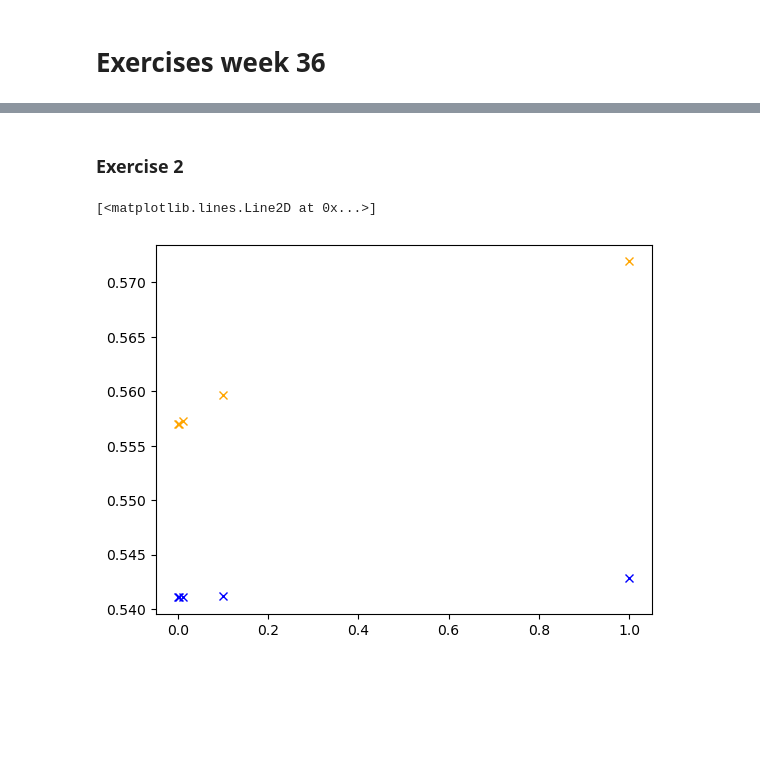
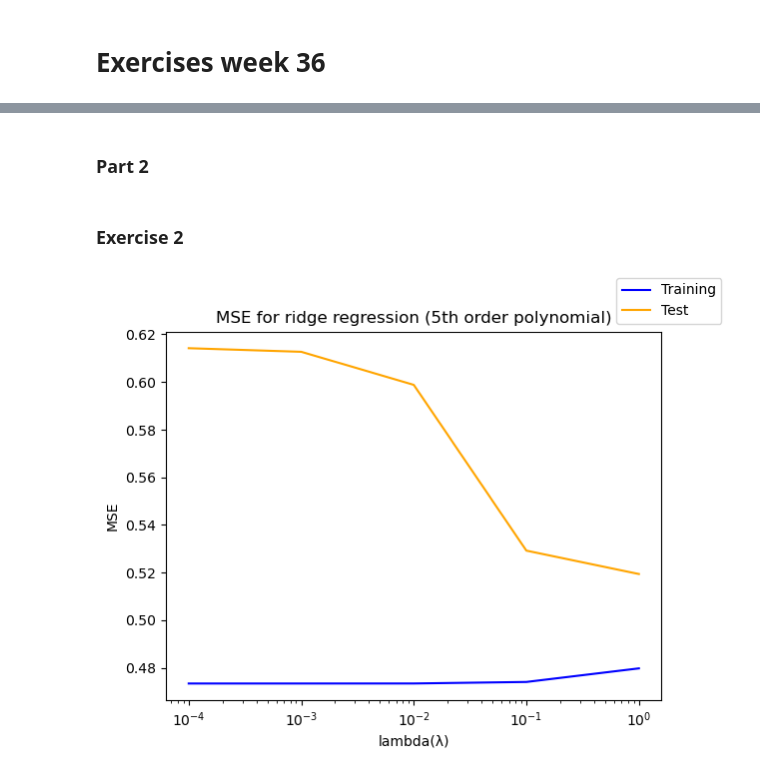
Before and after one commit to haraldtv/FYS-STK4155, a Jupyter notebook: week36/week36.ipynb, the cells around one changed output, grey strips where cells are left out. Cells and saved outputs as stored; diff of their text form; code cells hidden in the pictures; blank space fills up the shorter version.

Commit message:
Finished exercise 2 and 1 (part a)

```diff
--- a/week36/week36.ipynb
+++ b/week36/week36.ipynb
@@ -3,3 +37,5 @@
+# %% [markdown]
+### Part 2
 # %% [markdown]
 ### Exercise 2
 # %%
@@ -14,8 +50,8 @@ from sklearn.pipeline import make_pipeline
 from sklearn.metrics import mean_squared_error
 from sklearn.metrics import r2_score
 # %%
-np.random.seed()
-n = 100
+np.random.seed(1)
+n = 50
 # Make data set.
 x = np.linspace(-3, 3, n).reshape(-1, 1)
 y = np.exp(-x**2) + 1.5 * np.exp(-(x-2)**2)+ np.random.normal(0, 0.1, x.shape)
@@ -51,38 +87,53 @@ def reg(x,y,degree, lambd):
     mse_ridge = []
     r2_ridge = []
 
     X_ols, beta_ols = OLS(x_train, y_train, degree)
     y_fit_ols = x_train@beta_ols
     y_pred_ols = x_test@beta_ols
     mse_ols.append((mean_squared_error(y_train, y_fit_ols), mean_squared_error(y_test, y_pred_ols)))
     r2_ols.append((r2_score(y_train, y_fit_ols), r2_score(y_test, y_pred_ols)))
 
+    beta_ridge = []
+
     for a in lambd:
         X_ridge, beta_ridge = RIDGE(x_train,y_train,a,degree)
 
         y_fit_ridge = x_train@beta_ridge
         y_pred_ridge = x_test@beta_ridge
 
         mse_ridge.append((mean_squared_error(y_train, y_fit_ridge), mean_squared_error(y_test, y_pred_ridge)))
         r2_ridge.append((r2_score(y_train, y_fit_ridge), r2_score(y_test, y_pred_ridge)))
-    return (mse_ols, r2_ols, mse_ridge, r2_ridge)
+    return (mse_ols, r2_ols, mse_ridge, r2_ridge, beta_ridge)
 
 lambdas = [0.0001, 0.001, 0.01, 0.1, 1]
-deg10_mse_ols, deg10_r2_ols, deg10_mse_ridge, deg10_r2_ols = reg(x,y,10,lambdas)
-deg15_mse_ols, deg15_r2_ols, deg15_mse_ridge, deg15_r2_ols = reg(x,y,15,lambdas)
+deg5_mse_ols, deg5_r2_ols, deg5_mse_ridge, deg5_r2_ols, beta_ridge = reg(x,y,5,lambdas)
+deg10_mse_ols, deg10_r2_ols, deg10_mse_ridge, deg10_r2_ols, _ = reg(x,y,10,lambdas)
+deg15_mse_ols, deg15_r2_ols, deg15_mse_ridge, deg15_r2_ols, _ = reg(x,y,15,lambdas)
 
 # print(deg10_mse)
 # print(deg15_mse)
 
-
+fig, ax = plt.subplots()
 
 y_plot1 = []
 y_plot2 = []
 for mse in deg10_mse_ridge:
     y_plot1.append(mse[0])
     y_plot2.append(mse[1])
-plt.plot(lambdas, y_plot1, "x", color="blue", label="Training")
-plt.plot(lambdas, y_plot2, "x", color="orange", label="Test")
+ax.plot(lambdas, y_plot1, "-", color="blue", label="Training")
+ax.plot(lambdas, y_plot2, "-", color="orange", label="Test")
+
+ax.set_xlabel("lambda(λ)")
+ax.set_ylabel("MSE")
+
+ax.set_xscale("log")
+
+fig.legend()
+
+plt.xticks(lambdas)
+
+plt.title("MSE for ridge regression (5th order polynomial)")
+
+plt.show()
 # %% [output]
-[<matplotlib.lines.Line2D at 0x...>]
-[figure, old version]
+[figure, new version]
```
Also changed, not shown: parts of 4 cells of this notebook, 1 other file.
